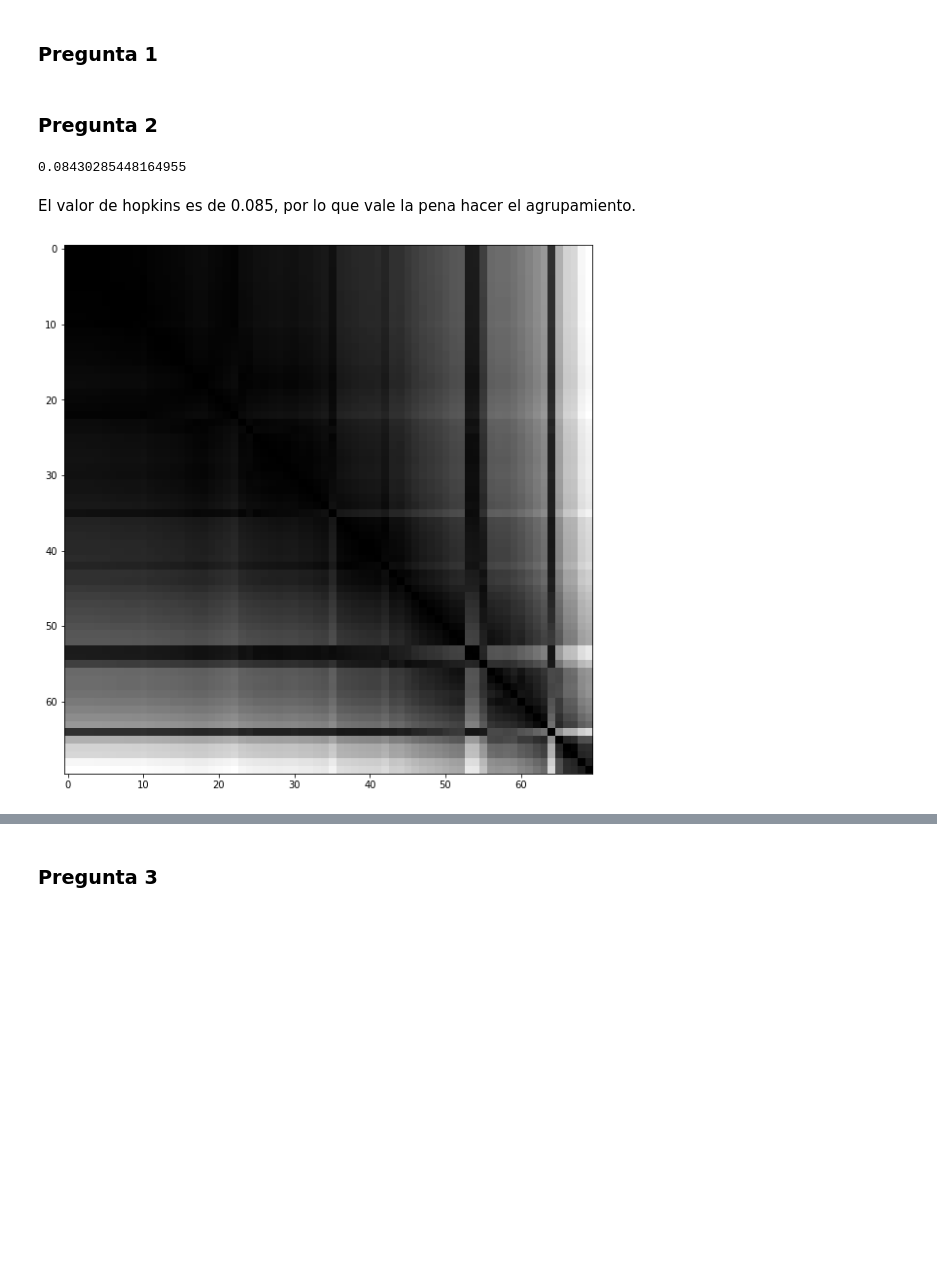
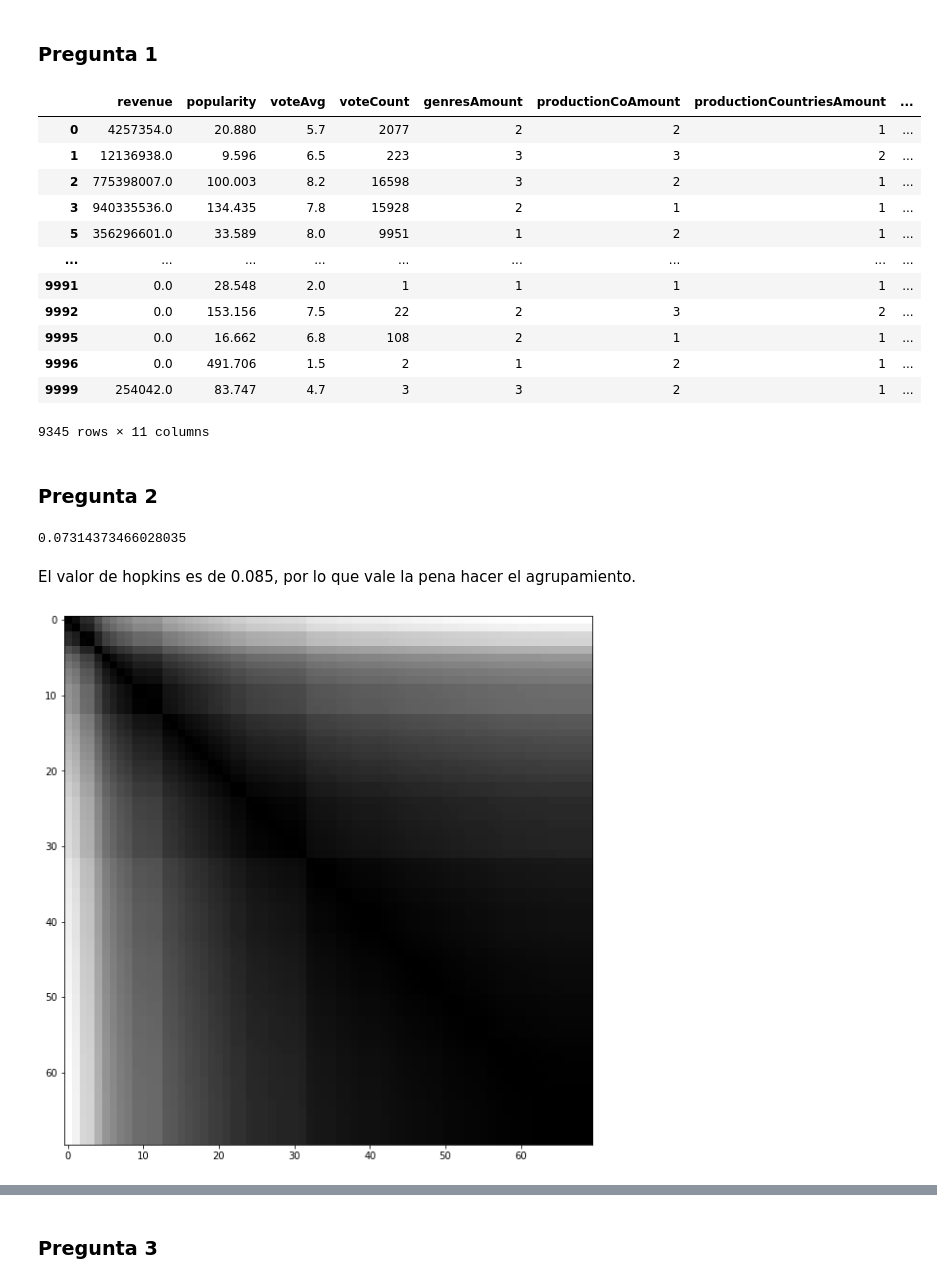
Before and after one commit to andreamalin/HDT2_Mineria, a Jupyter notebook: hdt2.ipynb, the cells around one changed output, grey strips where cells are left out. Saved outputs shown, nothing was run; the diff lists cells and outputs as text; code cells hidden in the pictures; blank space fills up the shorter version.

```diff
--- a/hdt2.ipynb
+++ b/hdt2.ipynb
@@ -16,43 +16,74 @@ import matplotlib.cm as cm
 ### Pregunta 1
 # %%
 movies = pd.read_csv('movies.csv', encoding = "ISO-8859-1")
+group_by = 'genre'
 columns = list(movies.describe().columns[1:])
 columns.append('actorsPopularity')
 columns.append('castWomenAmount')
 columns.append('castMenAmount')
+columns.append('popular')
 
 popular = []
-variables = movies.loc[:, movies.columns.isin(columns)]
-for index, row in variables.iterrows():
+genres = []
+temp = movies
+for index, row in temp.iterrows():
   try:
 
     data = row['actorsPopularity'].split('|')
     value = np.sort(np.array(data).astype(float))[-1]
+
     # Aqui se observa si los datos tienen sentido
     if (
       row['budget'] >= 300000000 or
       row['revenue'] >= 1200000000 or
       row['runtime'] >= 300 or
       row['popularity'] >= 900 or
       row['voteCount'] >= 20000 or
       row['genresAmount'] >= 10 or
       row['productionCoAmount'] >= 25 or
       row['productionCountriesAmount'] >= 20 or
       row['actorsAmount'] >= 200 or
       int(row['castWomenAmount']) >= 55 or
       int(row['castMenAmount']) >= 100
     ):
-      variables = variables.drop(index=index)
+      temp = temp.drop(index=index)
       continue
+    genres.append(row['genres'].split('|')[0])
     popular.append(value)
   except:
-    variables = variables.drop(index=index)
+    temp = temp.drop(index=index)
+temp['popular'] = popular
+temp['genre'] = genres
+temp = temp.drop('actorsPopularity', axis='columns')
+columns.remove('actorsPopularity')
+temp = temp.drop('genres', axis='columns')
+temp = temp.astype({'castWomenAmount': int, 'castMenAmount': int})
 
-variables['popular'] = popular
-variables = variables.drop('actorsPopularity', axis='columns')
+# Aqui es hacen los grupos
+# temp = temp.groupby(group_by)
+# data = np.array(temp[columns])
+# grouped_by = np.array(temp[[group_by]])
 
-variables = variables.astype({'castWomenAmount': int, 'castMenAmount': int})
+columns.remove('budget')
+columns.remove('runtime')
+variables = temp[columns]
 normalized_variables = (variables-variables.min())/(variables.max()-variables.min())
+
+variables
+# %% [output]
+|  | revenue | popularity | voteAvg | voteCount | genresAmount | productionCoAmount | productionCountriesAmount | ... |
+| 0 | 4257354.0 | 20.880 | 5.7 | 2077 | 2 | 2 | 1 | ... |
+| 1 | 12136938.0 | 9.596 | 6.5 | 223 | 3 | 3 | 2 | ... |
+| 2 | 775398007.0 | 100.003 | 8.2 | 16598 | 3 | 2 | 1 | ... |
+| 3 | 940335536.0 | 134.435 | 7.8 | 15928 | 2 | 1 | 1 | ... |
+| 5 | 356296601.0 | 33.589 | 8.0 | 9951 | 1 | 2 | 1 | ... |
+| ... | ... | ... | ... | ... | ... | ... | ... | ... |
+| 9991 | 0.0 | 28.548 | 2.0 | 1 | 1 | 1 | 1 | ... |
+| 9992 | 0.0 | 153.156 | 7.5 | 22 | 2 | 3 | 2 | ... |
+| 9995 | 0.0 | 16.662 | 6.8 | 108 | 2 | 1 | 1 | ... |
+| 9996 | 0.0 | 491.706 | 1.5 | 2 | 1 | 2 | 1 | ... |
+| 9999 | 254042.0 | 83.747 | 4.7 | 3 | 3 | 2 | 1 | ... |
+9345 rows × 11 columns
 # %% [markdown]
 ### Pregunta 2
 # %%
@@ -61,13 +92,13 @@ X_scale=sklearn.preprocessing.scale(variables)
 
 pyclustertend.hopkins(X_scale, len(X_scale))
 # %% [output]
-0.08430285448164955
+0.07314373466028035
 # %% [markdown]
 El valor de hopkins es de 0.085, por lo que vale la pena hacer el agrupamiento.
 # %%
 pyclustertend.vat(variables[:70])
 # %% [output]
-[figure, old version]
+[figure, new version]
 # %%
 pyclustertend.vat(X_scale[:500])
 # %% [output]
```
Also changed, not shown: parts of 7 cells of this notebook.
